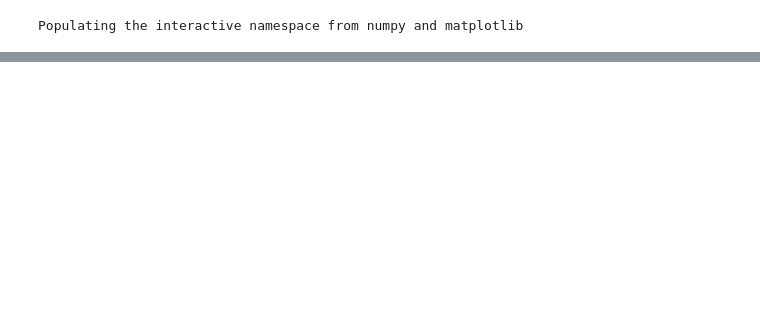
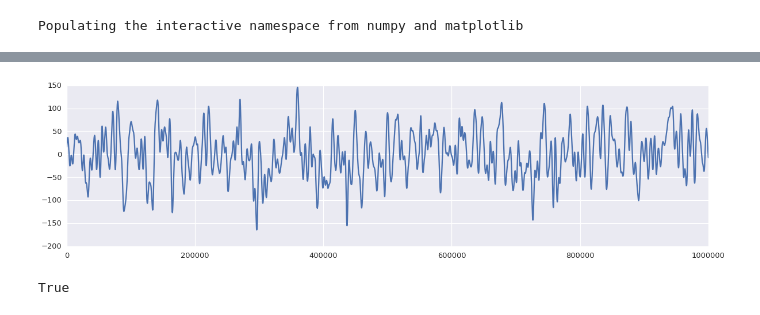
Before and after one commit to freeman-lab/zebra, a Jupyter notebook: python/util/benchmarking.ipynb, the cells around one changed output, grey strips where cells are left out. Saved outputs shown, nothing was run; the diff lists cells and outputs as text; code cells hidden in the pictures; blank space fills up the shorter version.

```diff
--- a/python/util/benchmarking.ipynb
+++ b/python/util/benchmarking.ipynb
@@ -37,0 +34,3 @@ Py4JJavaError: An error occurred while calling z:org.apache.spark.api.python.Pyt
+# %%
+%%timeit -n 10
+y2 = parallelConvolve(x, k, 300)
@@ -37,0 +39,9 @@ Py4JJavaError: An error occurred while calling z:org.apache.spark.api.python.Pyt
+# %%
+figure(figsize=(20,5))
+plot(y2);
+# %% [output]
+[figure, added]
+# %%
+all(y1==y2)
+# %% [output]
+True
```
Also changed, not shown: parts of 5 cells of this notebook.
